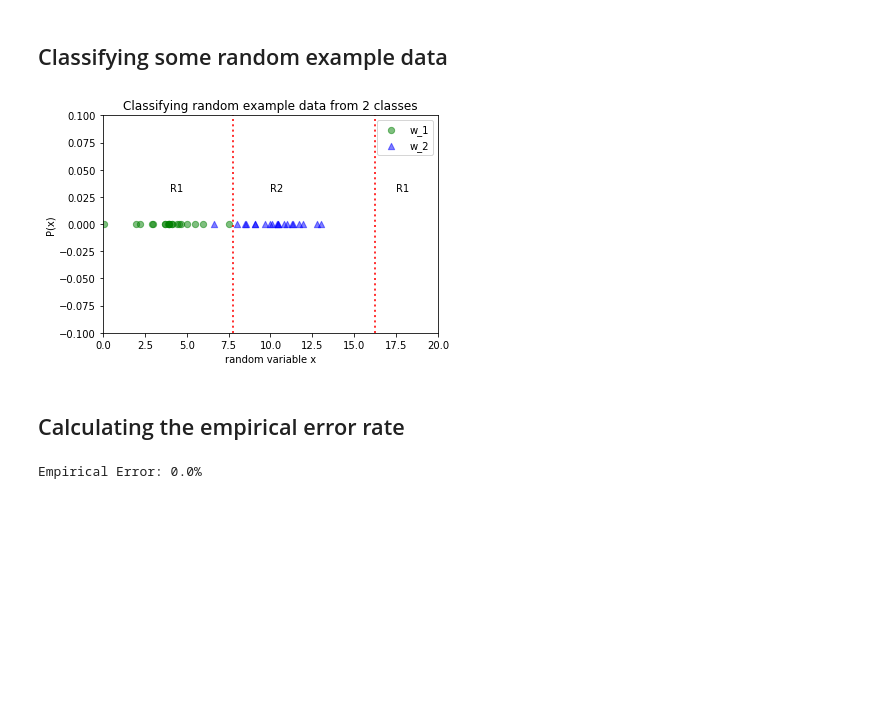
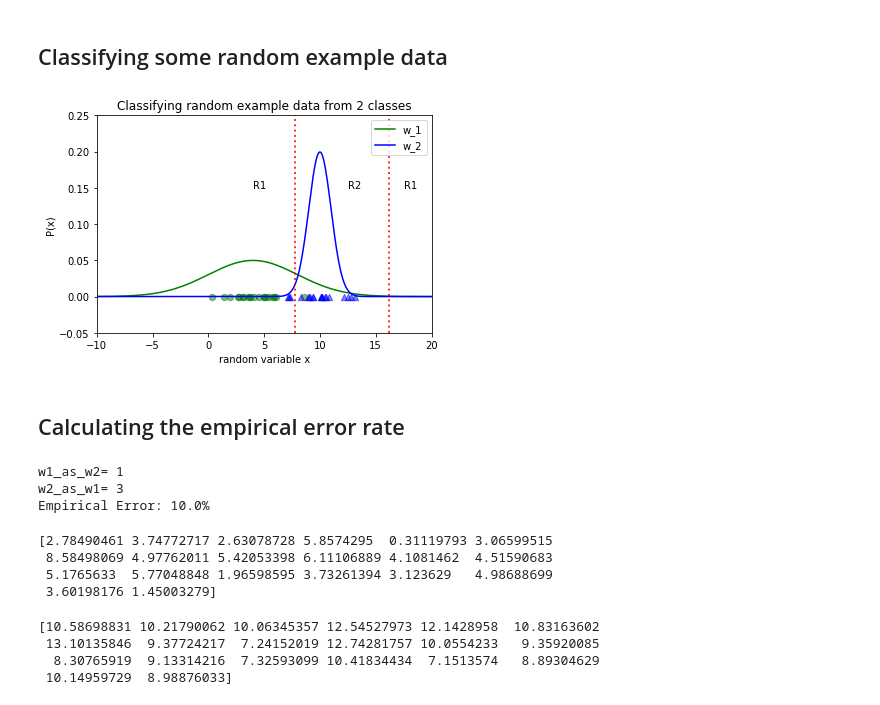
Before and after one commit to erkundanec/PatternClassification, a Jupyter notebook: 02_Bayesian_Classifier/02_Bayesian_Classifier_03.ipynb, the cells around one changed output. Saved outputs shown, nothing was run; the diff lists cells and outputs as text; code cells hidden in the pictures; blank space fills up the shorter version.

```diff
--- a/02_Bayesian_Classifier/02_Bayesian_Classifier_03.ipynb
+++ b/02_Bayesian_Classifier/02_Bayesian_Classifier_03.ipynb
@@ -164,34 +183,36 @@ plt.show()
 # %%
 # Parameters
 mu_1 = 4
 mu_2 = 10
 sigma_1_sqr = 4
 sigma_2_sqr = 1
 
+numpy.random.seed(40) # set the random seed to generate same data points
 # Generating 10 random samples drawn from a Normal Distribution for class 1 & 2
 x1_samples = sigma_1_sqr**0.5 * np.random.randn(20) + mu_1
 x2_samples = sigma_1_sqr**0.5 * np.random.randn(20) + mu_2
 y = [0 for i in range(20)]
 
 # Plotting sample data with a decision boundary
-
+plt.plot(x, posterior1,color='green')
+plt.plot(x, posterior2,color='blue')
 plt.scatter(x1_samples, y, marker='o', color='green', s=40, alpha=0.5)
 plt.scatter(x2_samples, y, marker='^', color='blue', s=40, alpha=0.5)
 plt.title('Classifying random example data from 2 classes')
 plt.ylabel('P(x)')
 plt.xlabel('random variable x')
 plt.legend(['w_1', 'w_2'], loc='upper right')
-plt.ylim([-0.1,0.1])
-plt.xlim([0,20])
+plt.ylim([-0.05,0.25])
+plt.xlim([-10,20])
 plt.axvline(7.775, color='r', alpha=0.8, linestyle=':', linewidth=2)
 plt.axvline(16.225, color='r', alpha=0.8, linestyle=':', linewidth=2)
-plt.annotate('R2', xy=(10, 0.03), xytext=(10, 0.03))
-plt.annotate('R1', xy=(4, 0.03), xytext=(4, 0.03))
-plt.annotate('R1', xy=(17, 0.03), xytext=(17.5, 0.03))
+plt.annotate('R2', xy=(12.5, 0.15), xytext=(12.5, 0.15))
+plt.annotate('R1', xy=(4, 0.15), xytext=(4, 0.15))
+plt.annotate('R1', xy=(17, 0.15), xytext=(17.5, 0.15))
 plt.savefig('Outputs/twoClassUnEqual.pdf')
 plt.show()
 # %% [output]
-[figure, old version]
+[figure, new version]
 # %% [markdown]
 ## Calculating the empirical error rate
 # %%
@@ -199,11 +220,29 @@ w1_as_w2, w2_as_w1 = 0, 0
 for x1,x2 in zip(x1_samples, x2_samples):
     if x1 > 7.775 and x1 < 16.225:
         w1_as_w2 += 1
-    if x2 <= 7.775 and x2 >= 16.225:
+
+    if x2 <= 7.775 or x2 >= 16.225:
         w2_as_w1 += 1
 
 emp_err =  (w1_as_w2 + w2_as_w1) / float(len(x1_samples) + len(x2_samples))
-
+print('w1_as_w2=',w1_as_w2)
+print('w2_as_w1=',w2_as_w1)
 print('Empirical Error: {}%'.format(emp_err * 100))
 # %% [output]
-Empirical Error: 0.0%
+w1_as_w2= 1
+w2_as_w1= 3
+Empirical Error: 10.0%
+# %%
+print(x1_samples)
+# %% [output]
+[2.78490461 3.74772717 2.63078728 5.8574295  0.31119793 3.06599515
+ 8.58498069 4.97762011 5.42053398 6.11106889 4.1081462  4.51590683
+ 5.1765633  5.77048848 1.96598595 3.73261394 3.123629   4.98688699
+ 3.60198176 1.45003279]
+# %%
+print(x2_samples)
+# %% [output]
+[10.58698831 10.21790062 10.06345357 12.54527973 12.1428958  10.83163602
+ 13.10135846  9.37724217  7.24152019 12.74281757 10.0554233   9.35920085
+  8.30765919  9.13314216  7.32593099 10.41834434  7.1513574   8.89304629
+ 10.14959729  8.98876033]
```
Also changed, not shown: parts of 5 cells of this notebook.
